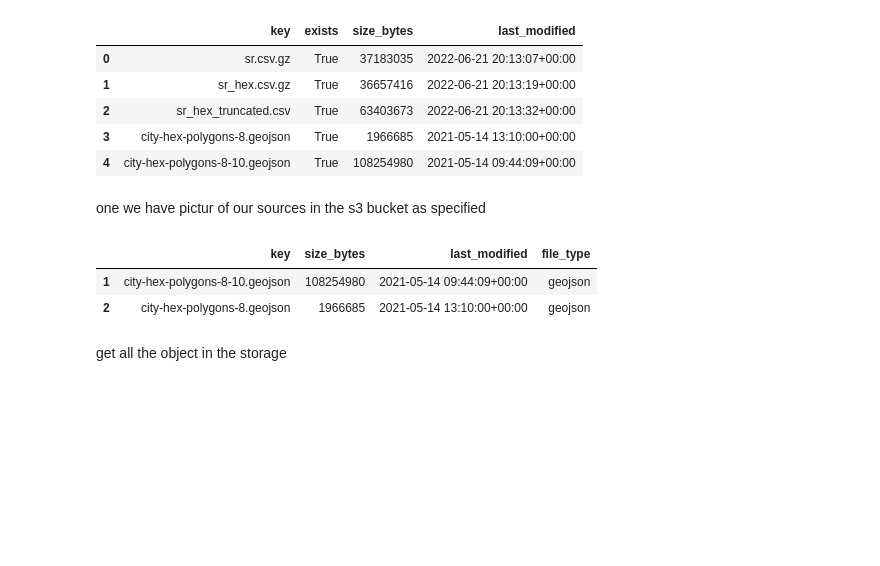
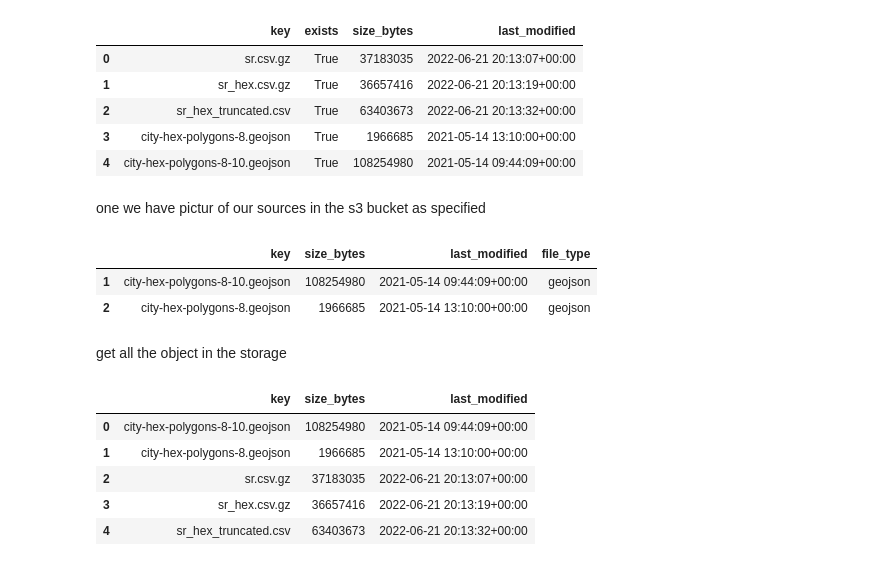
Before and after one commit to jackmolomo-collab/ds_code_challenge, a Jupyter notebook: source_discovery_notebooks/01_source_discovery.ipynb, the cells around one changed output. Cells and saved outputs as stored; diff of their text form; code cells hidden in the pictures; blank space fills up the shorter version.

```diff
--- a/source_discovery_notebooks/01_source_discovery.ipynb
+++ b/source_discovery_notebooks/01_source_discovery.ipynb
@@ -336,3 +336,36 @@ source_inventory
 | 2 | city-hex-polygons-8.geojson | 1966685 | 2021-05-14 13:10:00+00:00 | geojson |
 # %% [markdown]
 get all the object in the storage
+# %%
+required_sources = [
+    "city-hex-polygons-8-10.geojson",
+    "city-hex-polygons-8.geojson",
+    "sr.csv.gz",
+    "sr_hex.csv.gz",
+    "sr_hex_truncated.csv",
+]
+
+source_inventory = []
+
+for key in required_sources:
+    response = s3.head_object(
+        Bucket=BUCKET,
+        Key=key
+    )
+
+    source_inventory.append({
+        "key": key,
+        "size_bytes": response["ContentLength"],
+        "last_modified": response["LastModified"],
+    })
+
+source_inventory_df = pd.DataFrame(source_inventory)
+
+source_inventory_df
+# %% [output]
+|  | key | size_bytes | last_modified |
+| 0 | city-hex-polygons-8-10.geojson | 108254980 | 2021-05-14 09:44:09+00:00 |
+| 1 | city-hex-polygons-8.geojson | 1966685 | 2021-05-14 13:10:00+00:00 |
+| 2 | sr.csv.gz | 37183035 | 2022-06-21 20:13:07+00:00 |
+| 3 | sr_hex.csv.gz | 36657416 | 2022-06-21 20:13:19+00:00 |
+| 4 | sr_hex_truncated.csv | 63403673 | 2022-06-21 20:13:32+00:00 |
```
Also changed, not shown: parts of 2 cells of this notebook.
